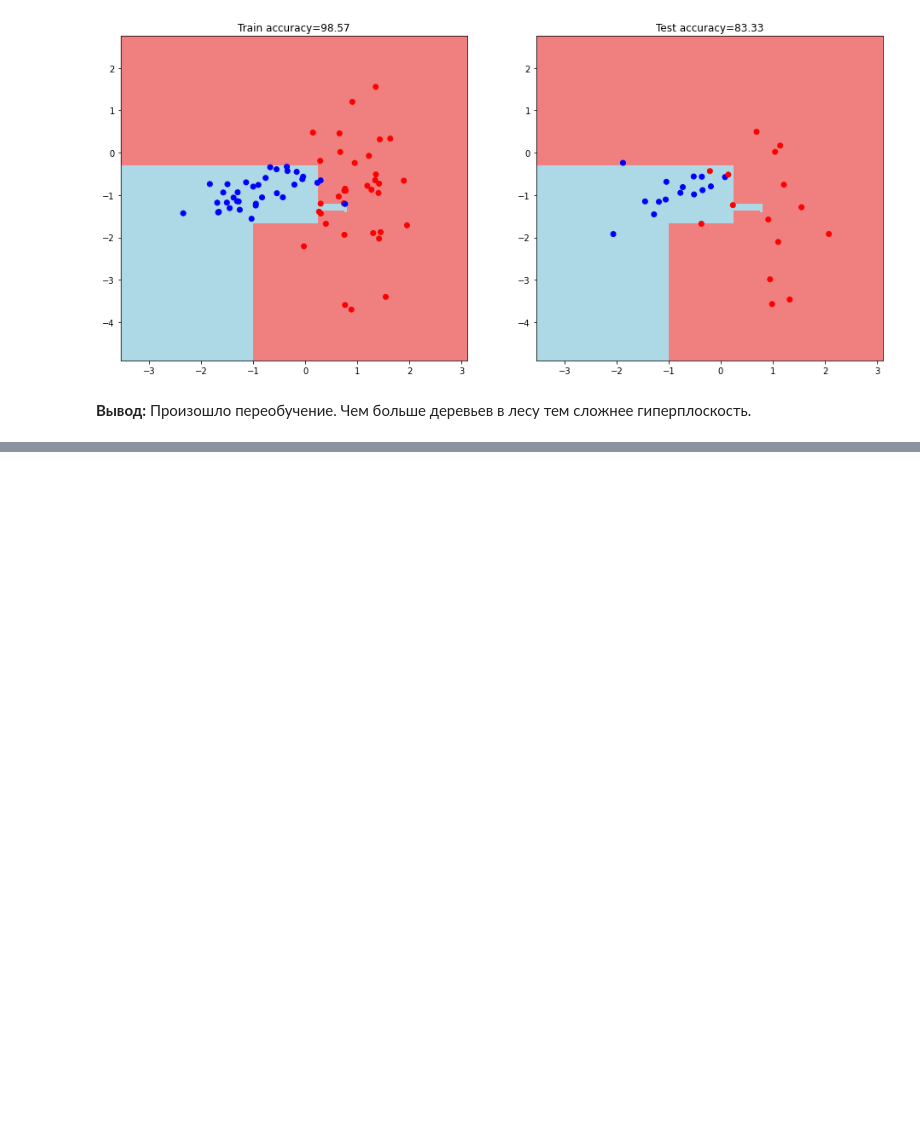
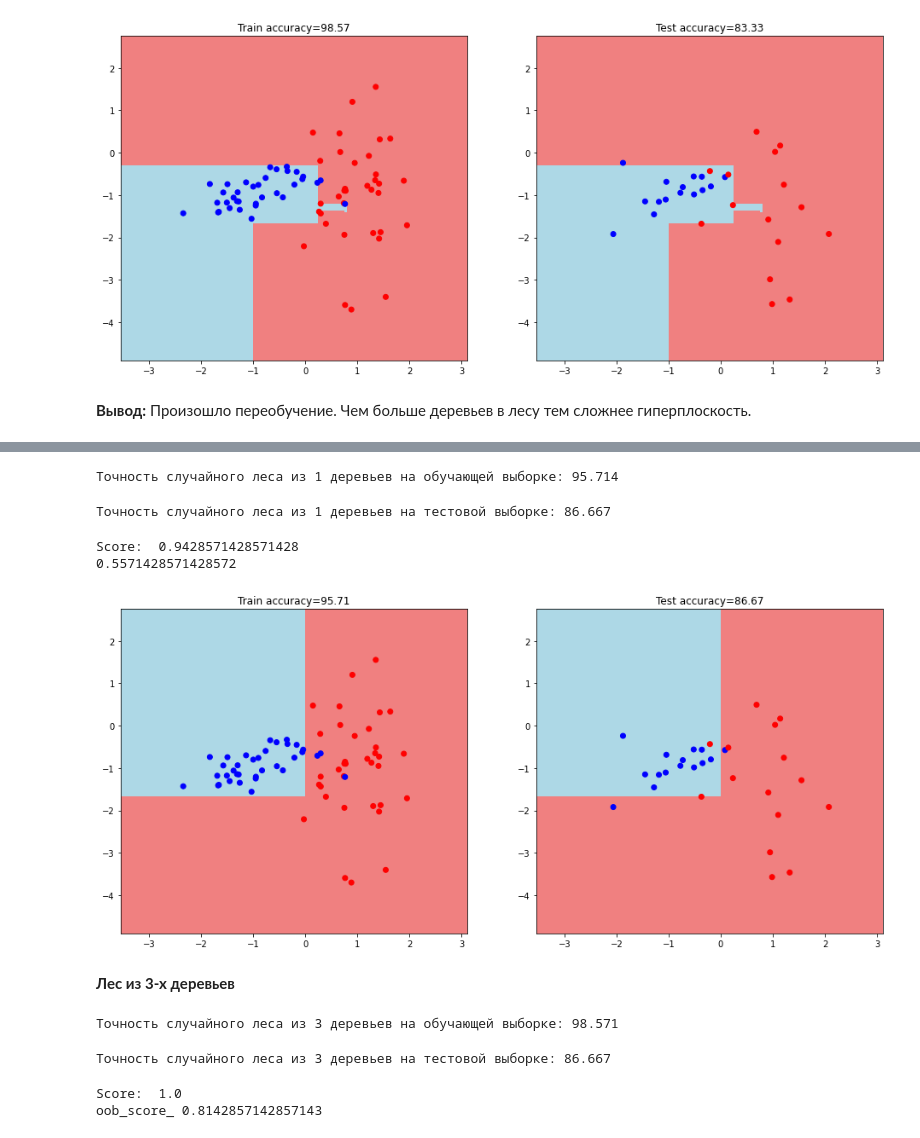
Before and after one commit to Ksenia-90/Data_analysis_algorithms, a Jupyter notebook: lesson_5_HW.ipynb, the cells around one changed output, grey strips where cells are left out. Saved outputs shown, nothing was run; the diff lists cells and outputs as text; code cells hidden in the pictures; blank space fills up the shorter version.

```diff
--- a/lesson_5_HW.ipynb
+++ b/lesson_5_HW.ipynb
@@ -471,0 +613,29 @@ def entropy (labels):
+# %%
+# Визуализируем дерево на графике
+
+def plot_forest(forest, train_data, test_data):
+
+    plt.figure(figsize = (16, 7))
+
+    # график обучающей выборки
+    plt.subplot(1,2,1)
+    xx, yy = get_meshgrid(train_data)
+    mesh_predictions = np.array(tree_vote(forest, np.c_[xx.ravel(), yy.ravel()])).reshape(xx.shape)
+    plt.pcolormesh(xx, yy, mesh_predictions, cmap = light_colors)
+    plt.scatter(train_data[:, 0], train_data[:, 1], c = train_labels, cmap = colors)
+    plt.title(f'Train accuracy={train_accuracy:.2f}')
+
+    # график тестовой выборки
+    plt.subplot(1,2,2)
+    plt.pcolormesh(xx, yy, mesh_predictions, cmap = light_colors)
+    plt.scatter(test_data[:, 0], test_data[:, 1], c = test_labels, cmap = colors)
+    plt.title(f'Test accuracy={test_accuracy:.2f}')
+# %%
+# Разобьем выборку на обучающую и тестовую
+
+from sklearn import model_selection
+
+train_data, test_data, train_labels, test_labels = model_selection.train_test_split(classification_data,
+                                                                                     classification_labels,
+                                                                                     test_size = 0.3,
+                                                                                     random_state = 1)
@@ -471,0 +658,3 @@ def entropy (labels):
+# %%
+n_trees_e = 1
+my_forest_1 = random_forest(train_data, train_labels, n_trees_e)
@@ -471,0 +667,27 @@ def entropy (labels):
+# %%
+# Точность на обучающей выборке
+train_accuracy = accuracy_metric(train_labels, train_answers)
+print(f'Точность случайного леса из {n_trees_e} деревьев на обучающей выборке: {train_accuracy:.3f}')
+# %% [output]
+Точность случайного леса из 1 деревьев на обучающей выборке: 95.714
+# %%
+# Точность на тестовой выборке
+test_accuracy = accuracy_metric(test_labels, test_answers)
+print(f'Точность случайного леса из {n_trees_e} деревьев на тестовой выборке: {test_accuracy:.3f}')
+# %% [output]
+Точность случайного леса из 1 деревьев на тестовой выборке: 86.667
+# %%
+from sklearn.ensemble import RandomForestClassifier
+forest = RandomForestClassifier(n_estimators = 1, oob_score = True)
+forest.fit(train_data, train_labels)
+print('Score: ', forest.score(train_data, train_labels))
+print(forest.oob_score_)
+# %% [output]
+Score:  0.9428571428571428
+0.5571428571428572
+# %%
+plot_forest(my_forest_1, train_data, test_data)
+# %% [output]
+[figure, added]
+# %% [markdown]
+**Лес из 3-х деревьев**
@@ -471,0 +703,21 @@ def entropy (labels):
+# %%
+# Точность на обучающей выборке
+train_accuracy = accuracy_metric(train_labels, train_answers)
+print(f'Точность случайного леса из {n_trees_e} деревьев на обучающей выборке: {train_accuracy:.3f}')
+# %% [output]
+Точность случайного леса из 3 деревьев на обучающей выборке: 98.571
+# %%
+# Точность на тестовой выборке
+test_accuracy = accuracy_metric(test_labels, test_answers)
+print(f'Точность случайного леса из {n_trees_e} деревьев на тестовой выборке: {test_accuracy:.3f}')
+# %% [output]
+Точность случайного леса из 3 деревьев на тестовой выборке: 86.667
+# %%
+from sklearn.ensemble import RandomForestClassifier
+forest = RandomForestClassifier(n_estimators = 3, oob_score = True)
+forest.fit(train_data, train_labels)
+print('Score: ', forest.score(train_data, train_labels))
+print('oob_score_', forest.oob_score_)
+# %% [output]
+Score:  1.0
+oob_score_ 0.8142857142857143
```
Also changed, not shown: parts of 49 cells of this notebook.
